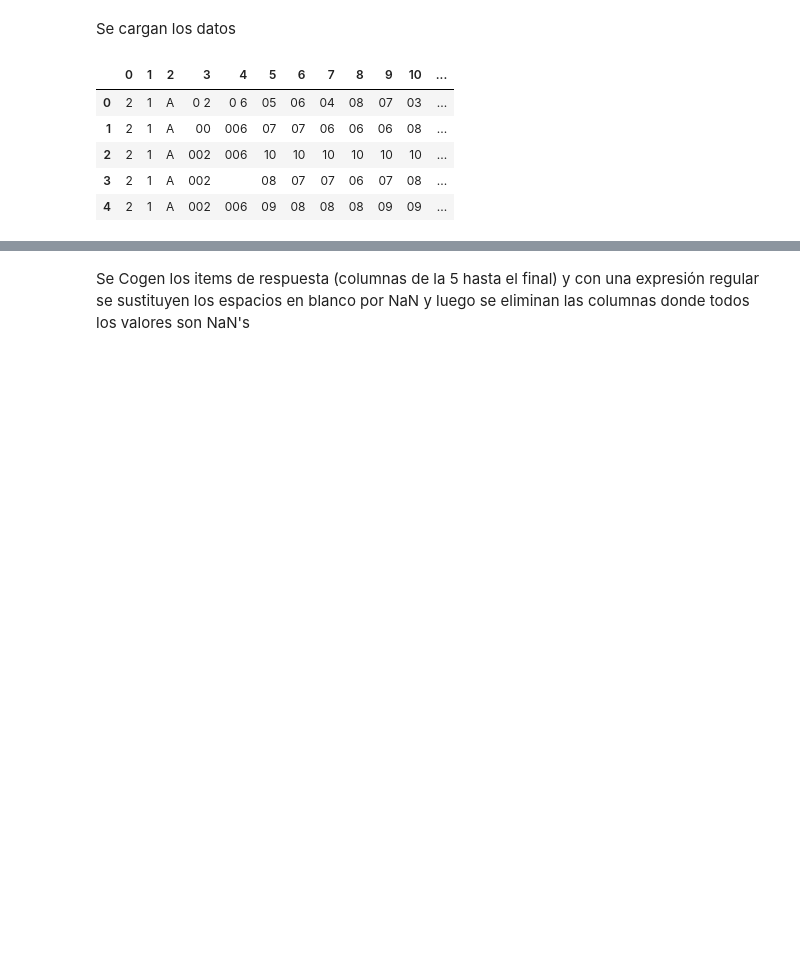
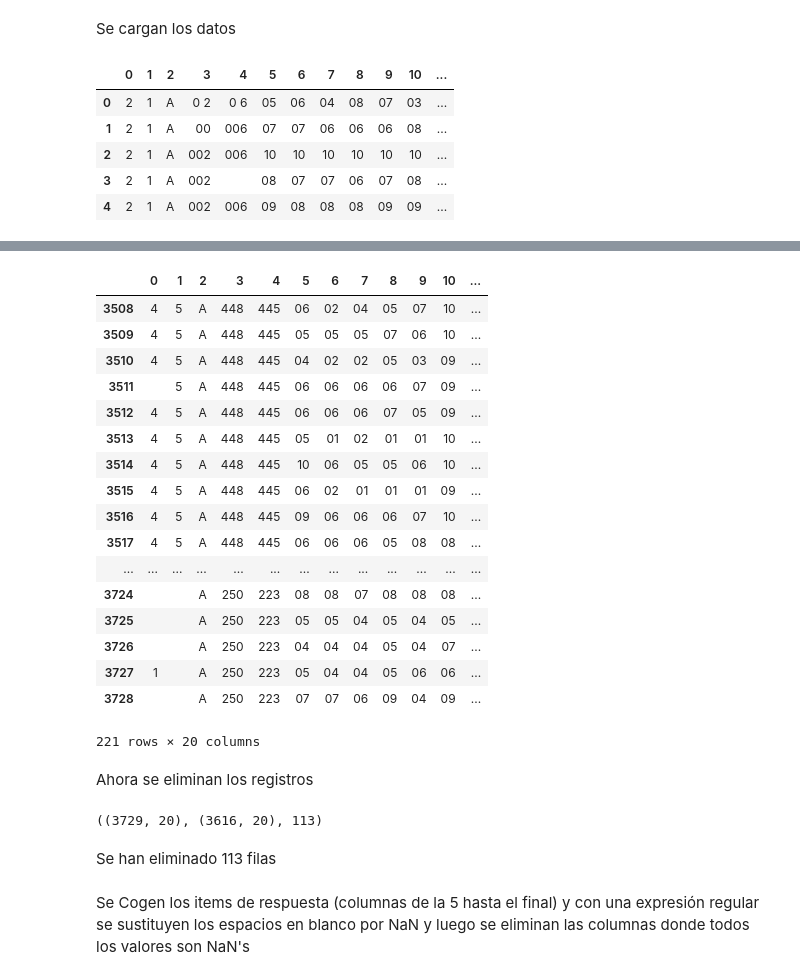
Before and after one commit to AntonioPL/TFM_Kschool, a Jupyter notebook: Tidy1.ipynb, the cells around one changed output, grey strips where cells are left out. Saved outputs shown, nothing was run; the diff lists cells and outputs as text; code cells hidden in the pictures; blank space fills up the shorter version.

```diff
--- a/Tidy1.ipynb
+++ b/Tidy1.ipynb
@@ -49,0 +106,23 @@ encu_1.head()
+# %%
+encu_1.iloc[3508:,:]
+# %% [output]
+|  | 0 | 1 | 2 | 3 | 4 | 5 | 6 | 7 | 8 | 9 | 10 | ... |
+| 3508 | 4 | 5 | A | 448 | 445 | 06 | 02 | 04 | 05 | 07 | 10 | ... |
+| 3509 | 4 | 5 | A | 448 | 445 | 05 | 05 | 05 | 07 | 06 | 10 | ... |
+| 3510 | 4 | 5 | A | 448 | 445 | 04 | 02 | 02 | 05 | 03 | 09 | ... |
+| 3511 |  | 5 | A | 448 | 445 | 06 | 06 | 06 | 06 | 07 | 09 | ... |
+| 3512 | 4 | 5 | A | 448 | 445 | 06 | 06 | 06 | 07 | 05 | 09 | ... |
+| 3513 | 4 | 5 | A | 448 | 445 | 05 | 01 | 02 | 01 | 01 | 10 | ... |
+| 3514 | 4 | 5 | A | 448 | 445 | 10 | 06 | 05 | 05 | 06 | 10 | ... |
+| 3515 | 4 | 5 | A | 448 | 445 | 06 | 02 | 01 | 01 | 01 | 09 | ... |
+| 3516 | 4 | 5 | A | 448 | 445 | 09 | 06 | 06 | 06 | 07 | 10 | ... |
+| 3517 | 4 | 5 | A | 448 | 445 | 06 | 06 | 06 | 05 | 08 | 08 | ... |
+| ... | ... | ... | ... | ... | ... | ... | ... | ... | ... | ... | ... | ... |
+| 3724 |  |  | A | 250 | 223 | 08 | 08 | 07 | 08 | 08 | 08 | ... |
+| 3725 |  |  | A | 250 | 223 | 05 | 05 | 04 | 05 | 04 | 05 | ... |
+| 3726 |  |  | A | 250 | 223 | 04 | 04 | 04 | 05 | 04 | 07 | ... |
+| 3727 | 1 |  | A | 250 | 223 | 05 | 04 | 04 | 05 | 06 | 06 | ... |
+| 3728 |  |  | A | 250 | 223 | 07 | 07 | 06 | 09 | 04 | 09 | ... |
+221 rows × 20 columns
+# %% [markdown]
+Ahora se eliminan los registros
@@ -50,3 +131,9 @@ encu_1.head()
+# %%
+encu_1.shape, encu_11.shape, encu_1.shape[0] - encu_11.shape[0]
+# %% [output]
+((3729, 20), (3616, 20), 113)
+# %% [markdown]
+Se han eliminado 113 filas
 # %% [markdown]
 Se Cogen los items de respuesta (columnas de la 5 hasta el final) y con una expresión regular se sustituyen los espacios en blanco por NaN y luego se eliminan las columnas donde todos los valores son NaN's
 # %%
```
Also changed, not shown: parts of 17 cells of this notebook.
